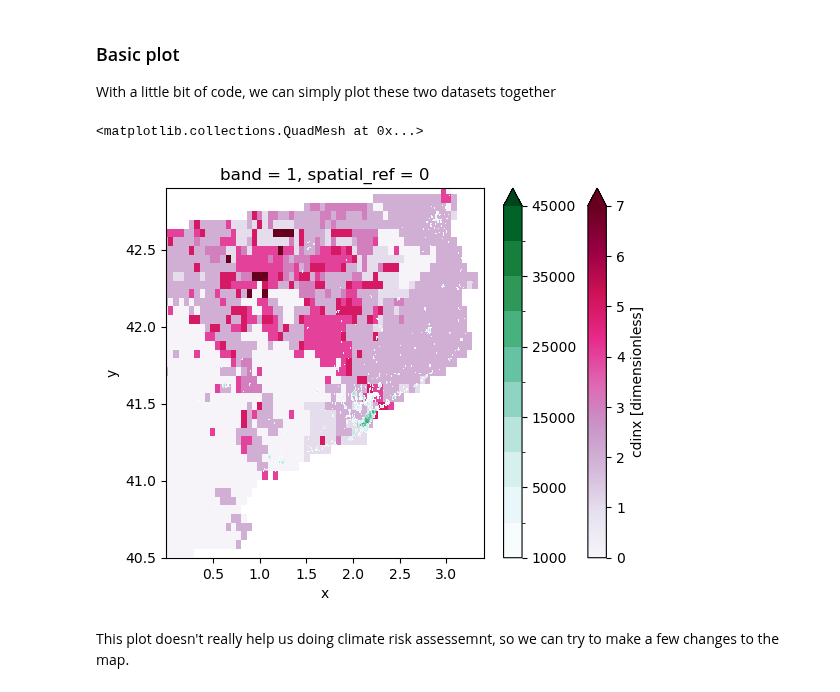
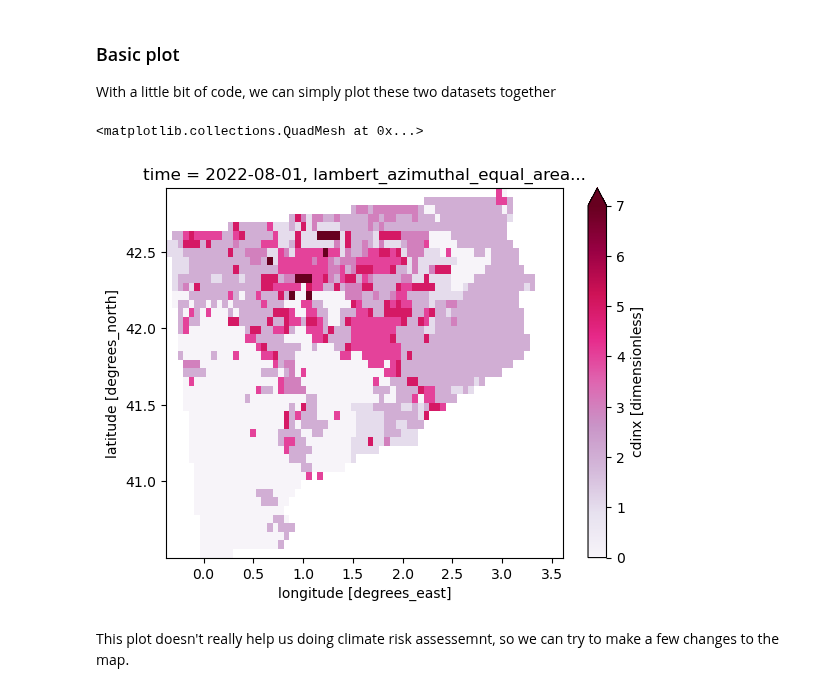
Before and after one commit to CLIMAAX/DROUGHTS, a Jupyter notebook: Hazard_assessment_DROUGHTS_2.ipynb, the cells around one changed output. Cells and saved outputs as stored; diff of their text form; code cells hidden in the pictures.

```diff
--- a/Hazard_assessment_DROUGHTS_2.ipynb
+++ b/Hazard_assessment_DROUGHTS_2.ipynb
@@ -340,12 +328,9 @@ catalonia_cdi_latlon = catalonia_cdi.rio.reproject("EPSG:4326")
 With a little bit of code, we can simply plot these two datasets together
 # %%
 catalonia_cdi_latlon.cdinx.plot(cmap=plt.cm.PuRd, extend='max')
-
-p_levels = [ 1000, 2500, 5000, 10000, 15000, 20000, 25000, 30000, 35000, 40000, 45000]
-catalonia_population.plot(cmap=plt.cm.BuGn, levels=p_levels, extend='max')
 # %% [output]
 <matplotlib.collections.QuadMesh at 0x...>
-[figure, old version]
+[figure, new version]
 # %% [markdown]
 This plot doesn't really help us doing climate risk assessemnt, so we can try to make a few changes to the map.
 # %% [markdown]
```
Also changed, not shown: parts of 9 cells of this notebook.
